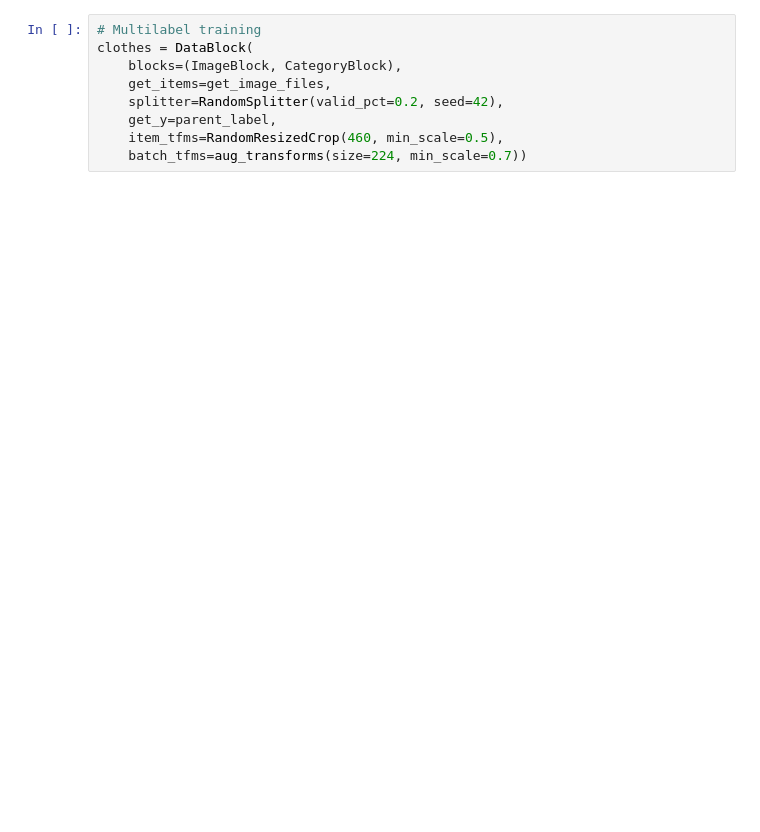
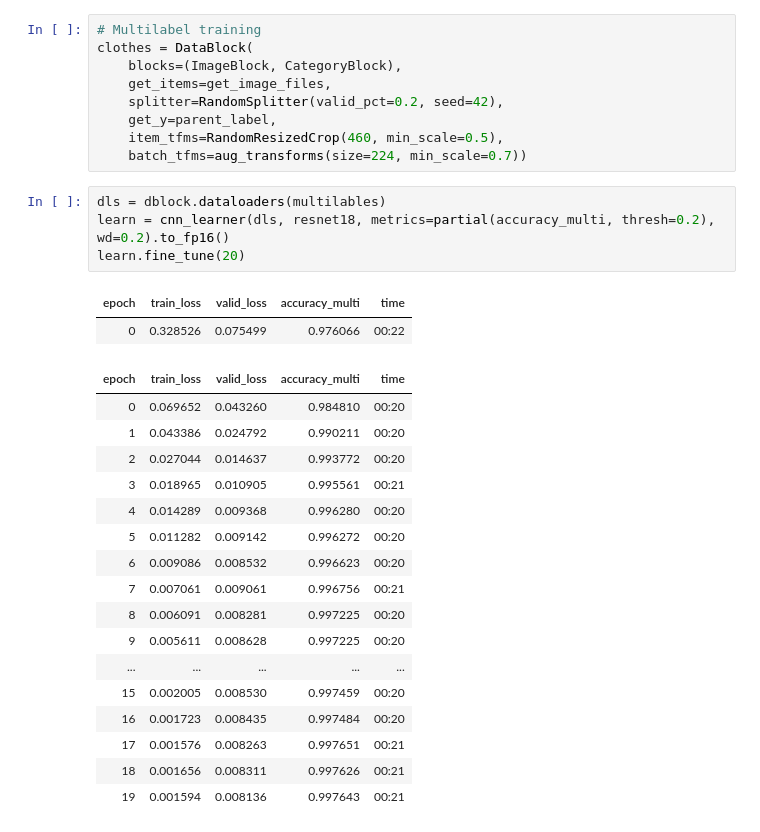
Before and after one commit to s-cooper18/clothing_classification, a Jupyter notebook: data_exploration.ipynb, the cells around one changed output. Saved outputs shown, nothing was run; the diff lists cells and outputs as text; blank space fills up the shorter version.

```diff
--- a/data_exploration.ipynb
+++ b/data_exploration.ipynb
@@ -90,3 +111,27 @@ clothes = DataBlock(
     get_y=parent_label,
     item_tfms=RandomResizedCrop(460, min_scale=0.5),
     batch_tfms=aug_transforms(size=224, min_scale=0.7))
+# %%
+dls = dblock.dataloaders(multilables)
+learn = cnn_learner(dls, resnet18, metrics=partial(accuracy_multi, thresh=0.2), wd=0.2).to_fp16()
+learn.fine_tune(20)
+# %% [output]
+| epoch | train_loss | valid_loss | accuracy_multi | time |
+| 0 | 0.328526 | 0.075499 | 0.976066 | 00:22 |
+| epoch | train_loss | valid_loss | accuracy_multi | time |
+| 0 | 0.069652 | 0.043260 | 0.984810 | 00:20 |
+| 1 | 0.043386 | 0.024792 | 0.990211 | 00:20 |
+| 2 | 0.027044 | 0.014637 | 0.993772 | 00:20 |
+| 3 | 0.018965 | 0.010905 | 0.995561 | 00:21 |
+| 4 | 0.014289 | 0.009368 | 0.996280 | 00:20 |
+| 5 | 0.011282 | 0.009142 | 0.996272 | 00:20 |
+| 6 | 0.009086 | 0.008532 | 0.996623 | 00:20 |
+| 7 | 0.007061 | 0.009061 | 0.996756 | 00:21 |
+| 8 | 0.006091 | 0.008281 | 0.997225 | 00:20 |
+| 9 | 0.005611 | 0.008628 | 0.997225 | 00:20 |
+| ... | ... | ... | ... | ... |
+| 15 | 0.002005 | 0.008530 | 0.997459 | 00:20 |
+| 16 | 0.001723 | 0.008435 | 0.997484 | 00:20 |
+| 17 | 0.001576 | 0.008263 | 0.997651 | 00:21 |
+| 18 | 0.001656 | 0.008311 | 0.997626 | 00:21 |
+| 19 | 0.001594 | 0.008136 | 0.997643 | 00:21 |
```
Also changed, not shown: parts of 16 cells of this notebook, 2 other files.
